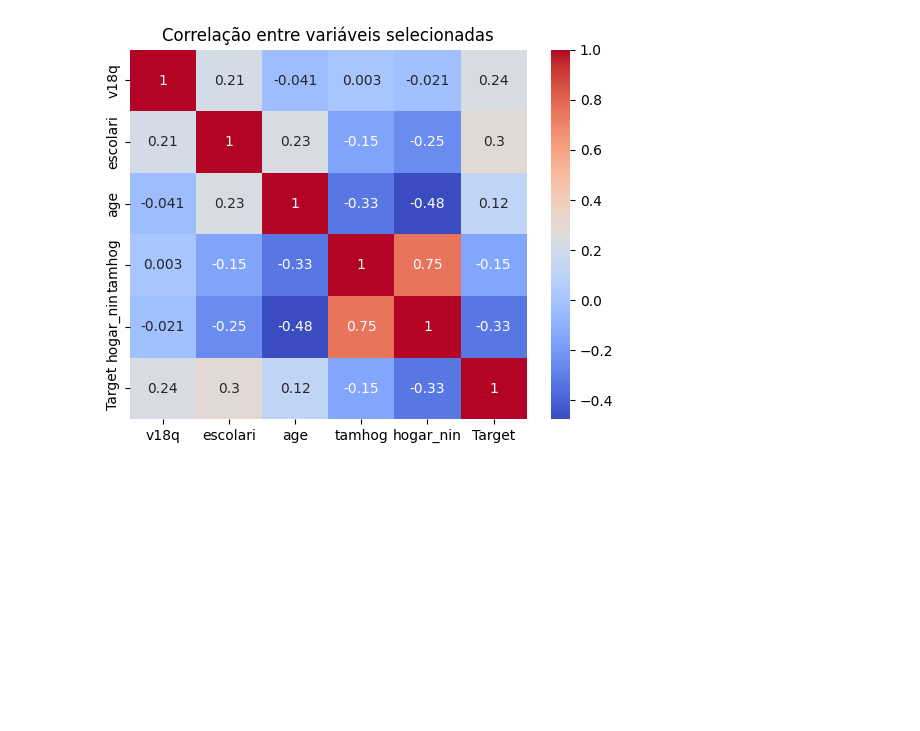
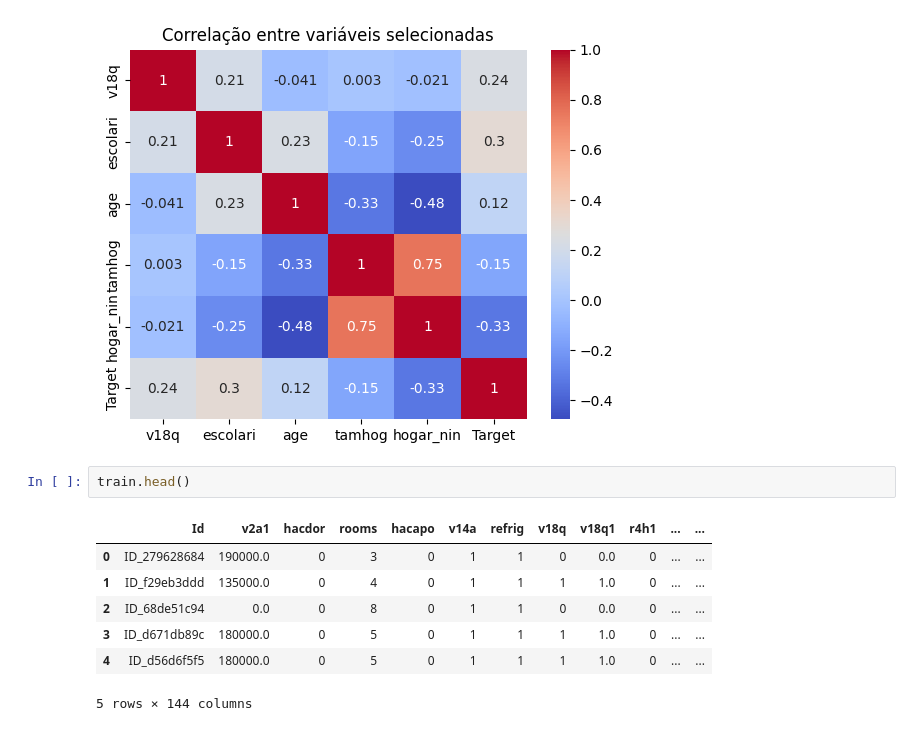
Before and after one commit to Sersasj/IA1_IA2, a Jupyter notebook: IA2/Trabalho2/trabs_notebook.ipynb, the cells around one changed output. Drawn from its saved outputs; the diff is of its cells as text; blank space fills up the shorter version.

```diff
--- a/IA2/Trabalho2/trabs_notebook.ipynb
+++ b/IA2/Trabalho2/trabs_notebook.ipynb
@@ -215,3 +192,13 @@ plt.title('Correlação entre variáveis selecionadas')
 plt.show()
 # %% [output]
 [figure]
+# %%
+train.head()
+# %% [output]
+|  | Id | v2a1 | hacdor | rooms | hacapo | v14a | refrig | v18q | v18q1 | r4h1 | ... | ... |
+| 0 | ID_279628684 | 190000.0 | 0 | 3 | 0 | 1 | 1 | 0 | 0.0 | 0 | ... | ... |
+| 1 | ID_f29eb3ddd | 135000.0 | 0 | 4 | 0 | 1 | 1 | 1 | 1.0 | 0 | ... | ... |
+| 2 | ID_68de51c94 | 0.0 | 0 | 8 | 0 | 1 | 1 | 0 | 0.0 | 0 | ... | ... |
+| 3 | ID_d671db89c | 180000.0 | 0 | 5 | 0 | 1 | 1 | 1 | 1.0 | 0 | ... | ... |
+| 4 | ID_d56d6f5f5 | 180000.0 | 0 | 5 | 0 | 1 | 1 | 1 | 1.0 | 0 | ... | ... |
+5 rows × 144 columns
```
Also changed, not shown: parts of 13 cells of this notebook, 1 other file.
